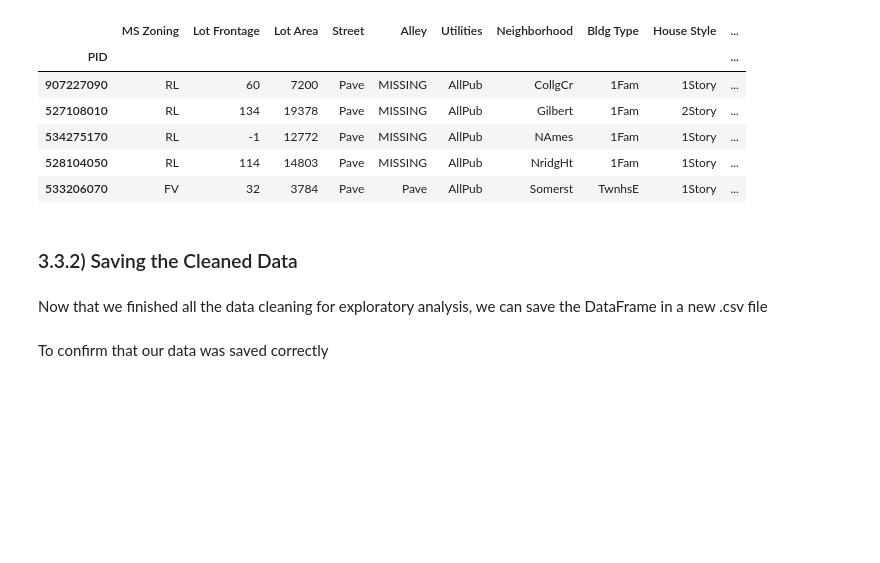
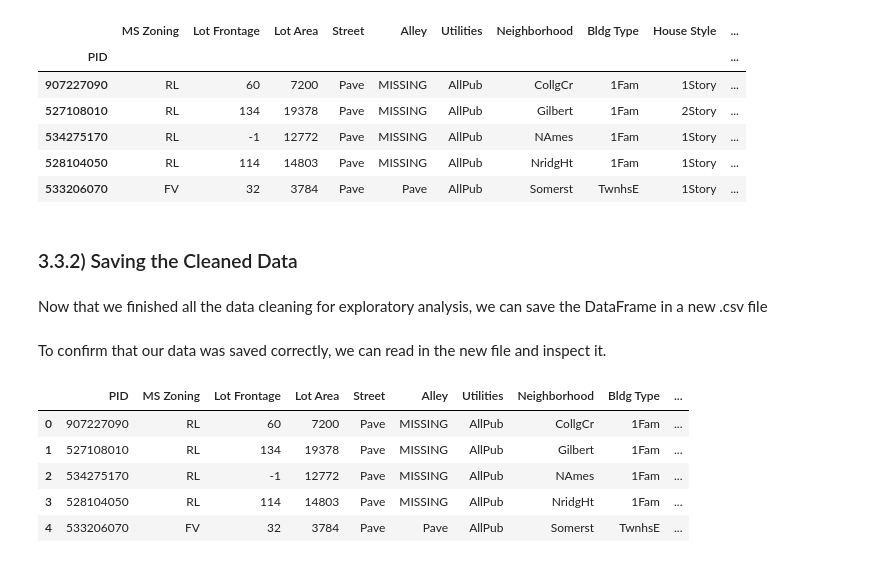
Before and after one commit to BigSamu/Coding_Dojo_Data_Science_Excercises, a Jupyter notebook: 02_Pandas_for_Data_Manipulation/P6_CRISP-DM_Workflow_Example.ipynb, the cells around one changed output. Cells and saved outputs as stored; diff of their text form; code cells hidden in the pictures; blank space fills up the shorter version.

Commit message:
uploading data cleaning core excercise

```diff
--- a/02_Pandas_for_Data_Manipulation/P6_CRISP-DM_Workflow_Example.ipynb
+++ b/02_Pandas_for_Data_Manipulation/P6_CRISP-DM_Workflow_Example.ipynb
@@ -1391,4 +1391,15 @@ Now that we finished all the data cleaning for exploratory analysis, we can save
 fpath_out = "/content/drive/MyDrive/Coding_Dojo_Data_Science_Excercises/02_Pandas_for_Data_Manipulation/data/ames-housing-cleaned-eda.csv"
 df.to_csv(fpath_out, index=True)
 # %% [markdown]
-To confirm that our data was saved correctly
+To confirm that our data was saved correctly, we can read in the new file and inspect it.
+# %%
+# Loading and inspecting saved file
+loaded = pd.read_csv(fpath_out)
+loaded.head()
+# %% [output]
+|  | PID | MS Zoning | Lot Frontage | Lot Area | Street | Alley | Utilities | Neighborhood | Bldg Type | ... |
+| 0 | 907227090 | RL | 60 | 7200 | Pave | MISSING | AllPub | CollgCr | 1Fam | ... |
+| 1 | 527108010 | RL | 134 | 19378 | Pave | MISSING | AllPub | Gilbert | 1Fam | ... |
+| 2 | 534275170 | RL | -1 | 12772 | Pave | MISSING | AllPub | NAmes | 1Fam | ... |
+| 3 | 528104050 | RL | 114 | 14803 | Pave | MISSING | AllPub | NridgHt | 1Fam | ... |
+| 4 | 533206070 | FV | 32 | 3784 | Pave | Pave | AllPub | Somerst | TwnhsE | ... |
```
Also changed, not shown: 4 other files.
